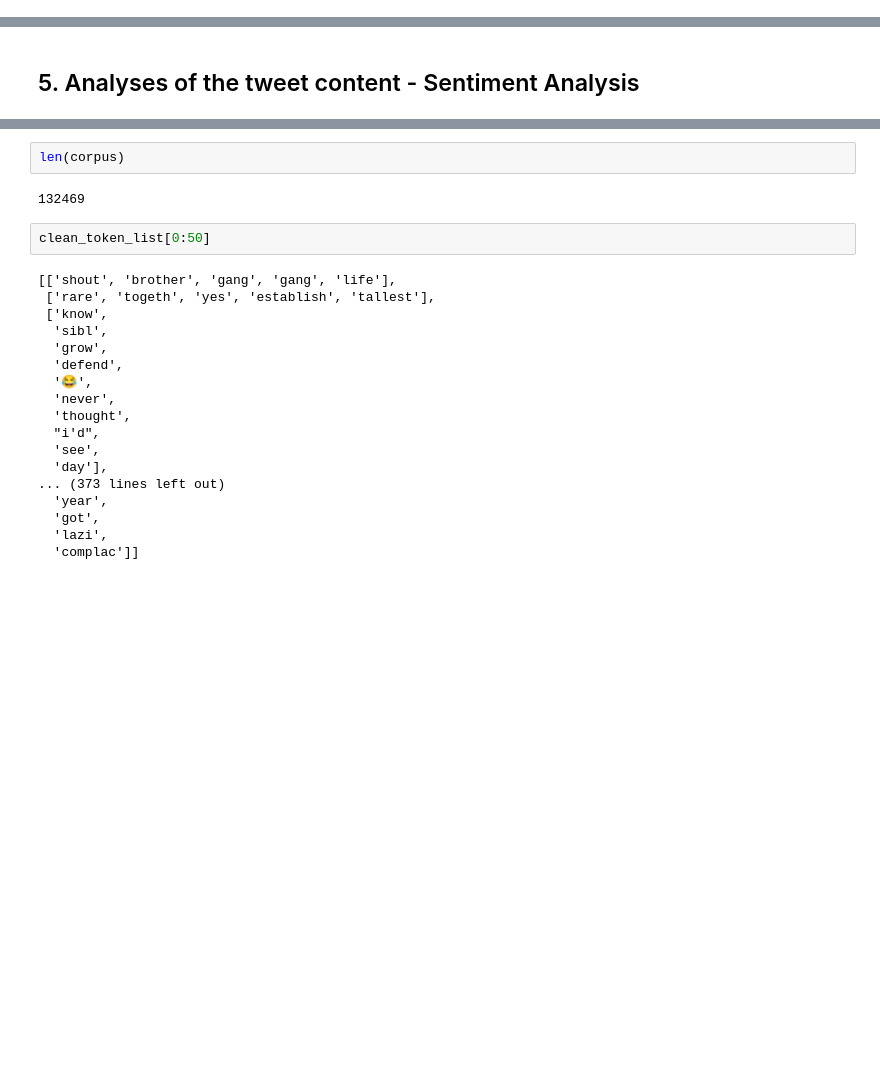
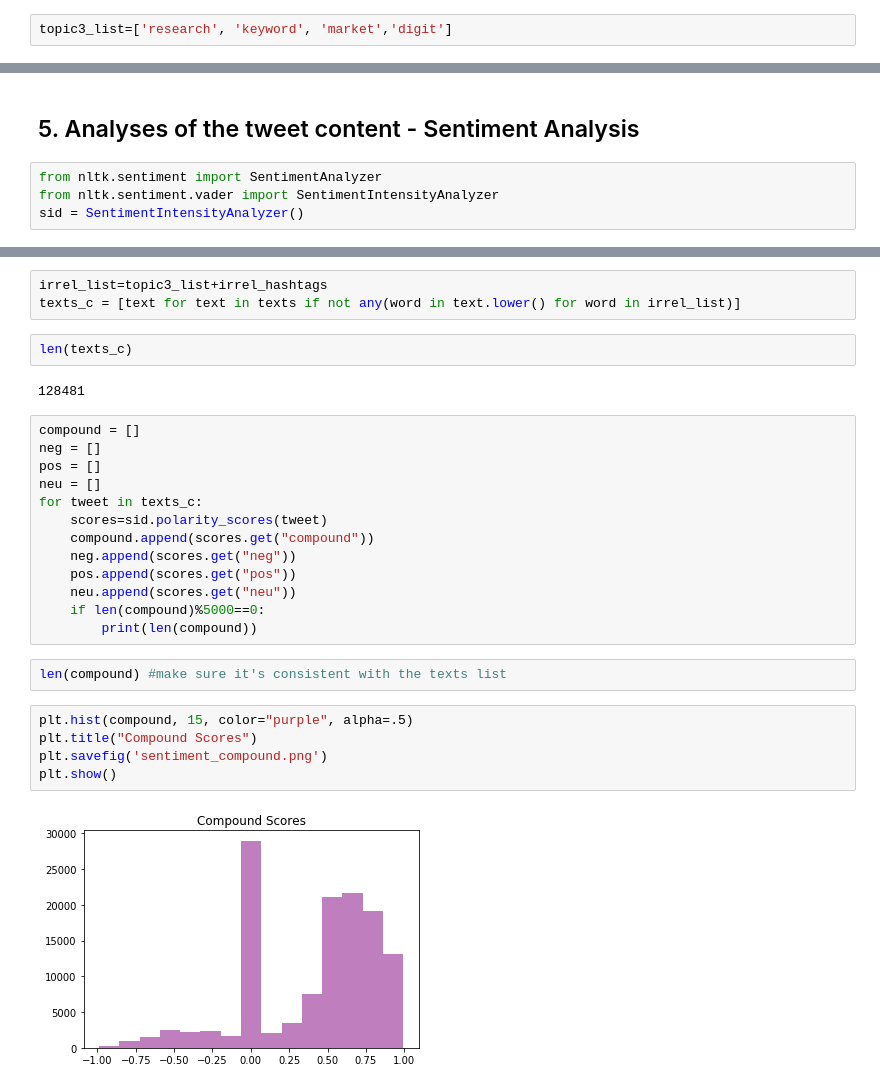
Before and after one commit to 5l1v3r1/Twitter_National_Sibling_Day, a Jupyter notebook: 01_text_analyses.ipynb, the cells around one changed output, grey strips where cells are left out. Cells and saved outputs as stored; diff of their text form; blank space fills up the shorter version.

Commit message:
more code for text analysis

```diff
--- a/01_text_analyses.ipynb
+++ b/01_text_analyses.ipynb
@@ -545,0 +313,2 @@ for i in range(1,21):
+# %%
+topic3_list=['research', 'keyword', 'market','digit']
@@ -546,2 +320,6 @@ for i in range(1,21):
 # %% [markdown]
 ## 5. Analyses of the tweet content - Sentiment Analysis
+# %%
+from nltk.sentiment import SentimentAnalyzer
+from nltk.sentiment.vader import SentimentIntensityAnalyzer
+sid = SentimentIntensityAnalyzer()
@@ -548,24 +328,29 @@ for i in range(1,21):
+# %%
+irrel_list=topic3_list+irrel_hashtags
+texts_c = [text for text in texts if not any(word in text.lower() for word in irrel_list)]
 # %%
-len(corpus)
+len(texts_c)
 # %% [output]
-132469
+128481
-# %%
-clean_token_list[0:50]
-# %% [output]
-[['shout', 'brother', 'gang', 'gang', 'life'],
- ['rare', 'togeth', 'yes', 'establish', 'tallest'],
- ['know',
-  'sibl',
-  'grow',
-  'defend',
-  '😂',
-  'never',
-  'thought',
-  "i'd",
-  'see',
-  'day'],
-... (373 lines left out)
-  'year',
-  'got',
-  'lazi',
-  'complac']]
+# %%
+compound = []
+neg = []
+pos = []
+neu = []
+for tweet in texts_c:
+    scores=sid.polarity_scores(tweet)
+    compound.append(scores.get("compound"))
+    neg.append(scores.get("neg"))
+    pos.append(scores.get("pos"))
+    neu.append(scores.get("neu"))
+    if len(compound)%5000==0:
+        print(len(compound))
+# %%
+len(compound) #make sure it's consistent with the texts list
+# %%
+plt.hist(compound, 15, color="purple", alpha=.5)
+plt.title("Compound Scores")
+plt.savefig('sentiment_compound.png')
+plt.show()
+# %% [output]
+[figure, added]
```
Also changed, not shown: parts of 54 cells of this notebook.
